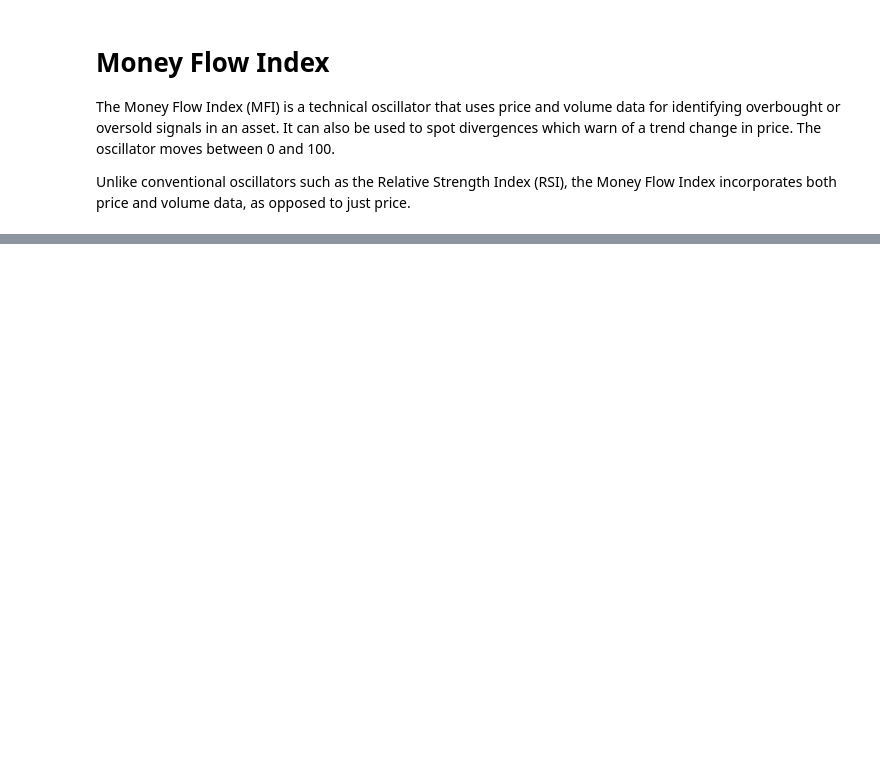
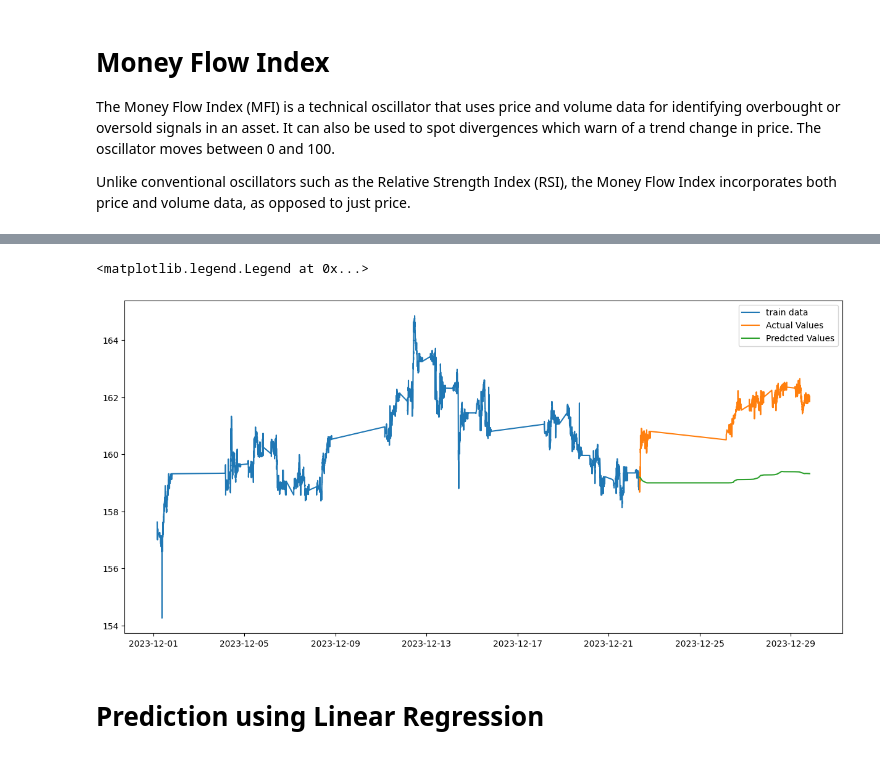
Before and after one commit to KarmanyaGupta1421/Compfinance, a Jupyter notebook: comp_finance.ipynb, the cells around one changed output, grey strips where cells are left out. Drawn from its saved outputs; the diff is of its cells as text; code cells hidden in the pictures; blank space fills up the shorter version.

```diff
--- a/comp_finance.ipynb
+++ b/comp_finance.ipynb
@@ -208,0 +265,13 @@ plt.show()
+# %%
+#plot
+valid = valid.assign(Predictions = predicted_value)
+plt.figure(figsize=(15,7))
+plt.plot(train['Close'], label = 'train data')
+plt.plot(valid['Close'], label = 'Actual Values')
+plt.plot(valid['Predictions'], label = 'Predcted Values')
+plt.legend()
+# %% [output]
+<matplotlib.legend.Legend at 0x...>
+[figure, added]
+# %% [markdown]
+# Prediction using Linear Regression
```
Also changed, not shown: parts of 21 cells of this notebook.
